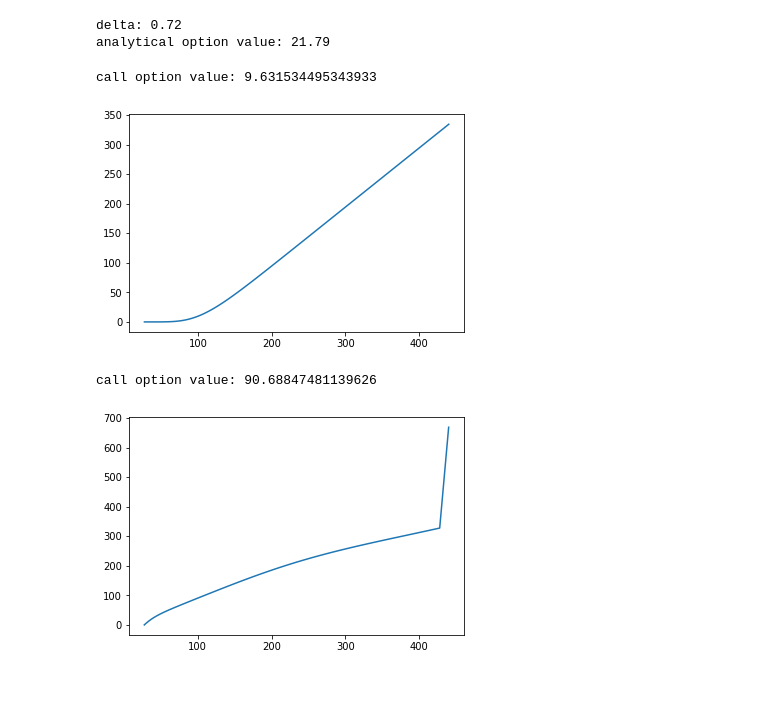
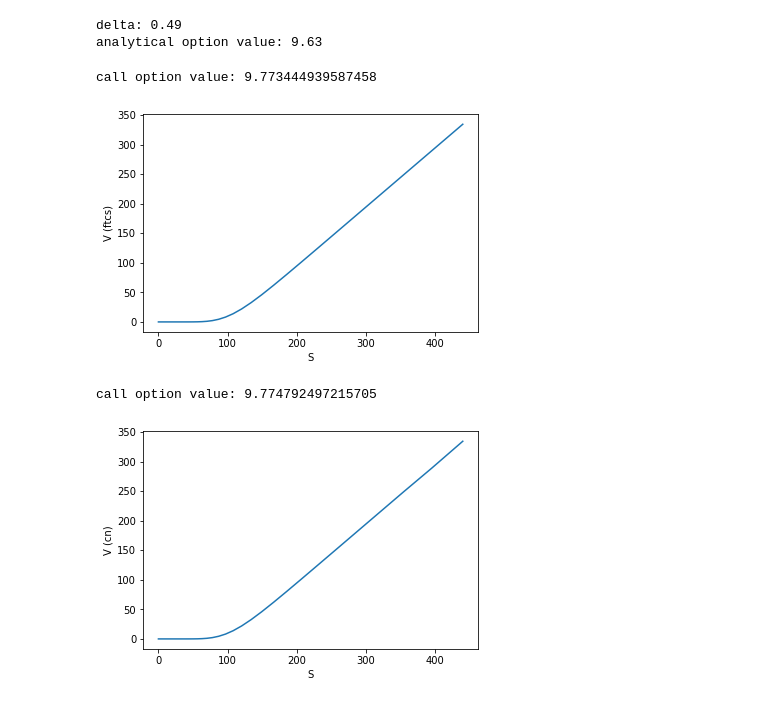
Before and after one commit to DaanMoll/ComputationalFinance, a Jupyter notebook: assignment3/attempt2.ipynb, the cells around one changed output. Drawn from its saved outputs; the diff is of its cells as text; code cells hidden in the pictures.

```diff
--- a/assignment3/attempt2.ipynb
+++ b/assignment3/attempt2.ipynb
@@ -14,11 +14,11 @@ def analytical_option_value(S, K, t, r, sigma):
     print(f'delta: {norm.cdf(d1):.2f}')
     return S * norm.cdf(d1) - np.exp(-r*t) * K * norm.cdf(d2)
 
-value = analytical_option_value(S=120, K=110, t=1, r=0.04, sigma=0.3)
+value = analytical_option_value(S=100, K=110, t=1, r=0.04, sigma=0.3)
 print(f'analytical option value: {value:.2f}')
 # %% [output]
-delta: 0.72
-analytical option value: 21.79
+delta: 0.49
+analytical option value: 9.63
 # %%
 n_space = 100  # grid size
 n_time = 1000  # time steps
@@ -27,7 +27,7 @@ sigma = 0.3
 strike_price = 110
 stock_price = 100
 S_max = 4 * strike_price
-S_min = strike_price / 4
+S_min = 0.01
 t_max = 1
 
 x_max = np.log(S_max)
@@ -48,7 +48,7 @@ sigma2, dx2 = sigma**2, dx**2
 
 alpha = 0.5 * dt * ((0.5 * sigma2 - r) / dx + sigma2 / dx2)
 beta = sigma2 * dt / dx2 + r * dt
-gamma = 0.5 * dt * ((r - 0.5 * sig2) / dx + sigma2 / dx2)
+gamma = 0.5 * dt * ((r - 0.5 * sigma2) / dx + sigma2 / dx2)
 
 a = -alpha
 b = 1 + beta
@@ -67,10 +67,12 @@ v_ftcs = v[:,0]
 print(f'call option value: {np.interp(x0, x, v_ftcs)}')
 
 plt.plot(s, v_ftcs)
+plt.xlabel('S')
+plt.ylabel('V (ftcs)')
 plt.show()
 # %% [output]
-call option value: 9.631534495343933
+call option value: 9.773444939587458
-[figure, old version]
+[figure, new version]
 # %%
 n_space = 100  # grid size
 n_time = 1000  # time steps
@@ -79,7 +81,7 @@ sigma = 0.3
 strike_price = 110
 stock_price = 100
 S_max = 4 * strike_price
-S_min = strike_price / 4
+S_min = 0.01
 t_max = 1
 
 x_max = np.log(S_max)
@@ -89,41 +91,45 @@ x0 = np.log(stock_price)
 x, dx = np.linspace(x_min, x_max, n_space, retstep=True)
 t, dt = np.linspace(0, t_max, n_time, retstep=True)
 
 s = np.exp(x)
-payoff = np.maximum(stock_price + s - strike_price, 0)
+payoff = np.maximum(s - strike_price, 0)
 v = np.zeros((n_space, n_time))
 v[:, -1] = payoff
 v[0, :] = 0
-for i in range(n_time):
+for i in range(n_time-2, 0, -1):
     v[-1, i] = np.exp(x_max) - strike_price * np.exp(-r * (t_max - (i+1)*dt)) +\
                np.exp(x_max) - strike_price * np.exp(-r * (t_max - (i)*dt))
+v[-1, 0] = np.exp(x_max) - strike_price * np.exp(-r)
+v[-1, -1] = np.exp(x_max) - strike_price
 
 sigma2, dx2 = sigma**2, dx**2
 
-alpha = 0.5 * dt * ((0.5 * sigma2 - r) / dx + sigma2 / dx2)
-beta = sigma2 * dt / dx2 + r * dt
-gamma = 0.5 * dt * ((r - 0.5 * sig2) / dx + sigma2 / dx2)
+alpha = 0.25 * dt * ((0.5 * sigma2 - r) / dx + sigma2 / dx2)
+beta = dt / 2 * (sigma2 / dx2 + r)
+gamma = 0.25 * dt * ((r - 0.5 * sigma2) / dx + sigma2 / dx2)
 
 a = -alpha
 b1 = 1 + beta
 b2 = 1 - beta
 c = -gamma
 
 A = diags([a, b1, c], [-1, 0, 1], shape=(n_space-2, n_space-2)).tocsc()
 B = diags([-a, b2, -c], [-1, 0, 1], shape=(n_space-2, n_space-2)).tocsc()
 offset = np.zeros(n_space-2)
 
 for i in range(n_time-2, -1, -1):
 
     offset[0] = a * v[0,i]
     offset[-1] = c * v[-1,i]
-    v[1:-1, i] = spsolve( A, (B @ v[1:-1,i+1] - offset) )
+    v[1:-1, i] = spsolve(A, B @ v[1:-1,i+1] - offset)
 
-v_ftcs = v[:,0]
-print(f'call option value: {np.interp(x0, x, v_ftcs)}')
+v_cn = v[:,0]
+print(f'call option value: {np.interp(x0, x, v_cn)}')
 
-plt.plot(s, v_ftcs)
+plt.plot(s, v_cn)
+plt.xlabel('S')
+plt.ylabel('V (cn)')
 plt.show()
 # %% [output]
-call option value: 90.68847481139626
+call option value: 9.774792497215705
-[figure, old version]
+[figure, new version]
```
Also changed, not shown: parts of 1 cell of this notebook.
